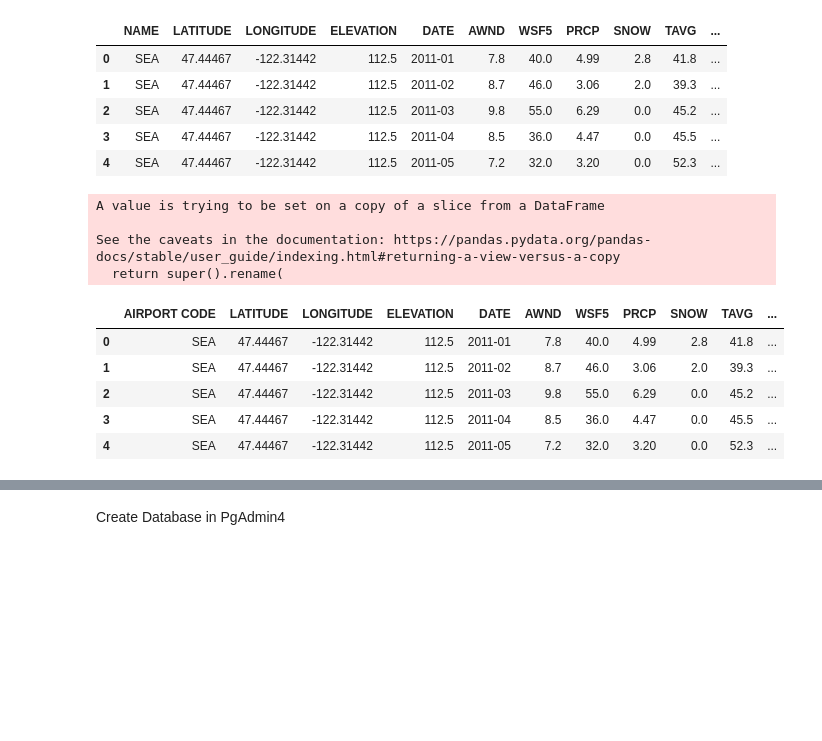
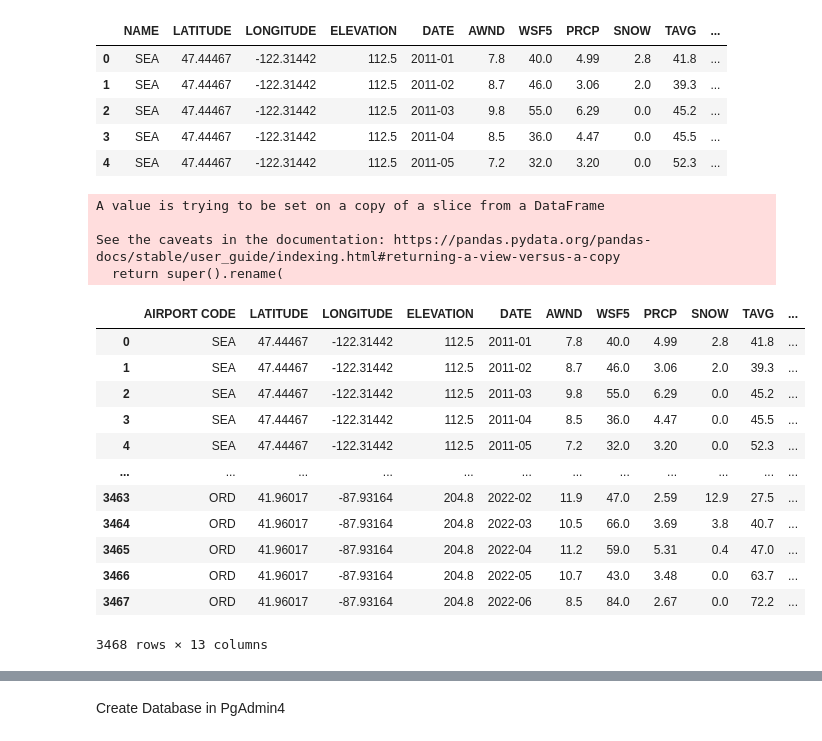
Before and after one commit to NicoleRyan99/GROUP-PROJECT-3, a Jupyter notebook: cleaned_travel_data.ipynb, the cells around one changed output, grey strips where cells are left out. Saved outputs shown, nothing was run; the diff lists cells and outputs as text; code cells hidden in the pictures; blank space fills up the shorter version.

```diff
--- a/cleaned_travel_data.ipynb
+++ b/cleaned_travel_data.ipynb
@@ -497,18 +489,27 @@ See the caveats in the documentation: https://pandas.pydata.org/pandas-docs/stab
 | 4 | SEA | 47.44467 | -122.31442 | 112.5 | 2011-05 | 7.2 | 32.0 | 3.20 | 0.0 | 52.3 | ... |
 # %%
 weather_data.rename(columns={"NAME": "AIRPORT CODE"}, inplace=True)
-weather_data.head()
 # %% [output]
 A value is trying to be set on a copy of a slice from a DataFrame
 
 See the caveats in the documentation: https://pandas.pydata.org/pandas-docs/stable/user_guide/indexing.html#returning-a-view-versus-a-copy
   return super().rename(
-|  | AIRPORT CODE | LATITUDE | LONGITUDE | ELEVATION | DATE | AWND | WSF5 | PRCP | SNOW | TAVG | ... |
-| 0 | SEA | 47.44467 | -122.31442 | 112.5 | 2011-01 | 7.8 | 40.0 | 4.99 | 2.8 | 41.8 | ... |
-| 1 | SEA | 47.44467 | -122.31442 | 112.5 | 2011-02 | 8.7 | 46.0 | 3.06 | 2.0 | 39.3 | ... |
-| 2 | SEA | 47.44467 | -122.31442 | 112.5 | 2011-03 | 9.8 | 55.0 | 6.29 | 0.0 | 45.2 | ... |
-| 3 | SEA | 47.44467 | -122.31442 | 112.5 | 2011-04 | 8.5 | 36.0 | 4.47 | 0.0 | 45.5 | ... |
-| 4 | SEA | 47.44467 | -122.31442 | 112.5 | 2011-05 | 7.2 | 32.0 | 3.20 | 0.0 | 52.3 | ... |
+# %%
+weather_data
+# %% [output]
+|  | AIRPORT CODE | LATITUDE | LONGITUDE | ELEVATION | DATE | AWND | WSF5 | PRCP | SNOW | TAVG | ... |
+| 0 | SEA | 47.44467 | -122.31442 | 112.5 | 2011-01 | 7.8 | 40.0 | 4.99 | 2.8 | 41.8 | ... |
+| 1 | SEA | 47.44467 | -122.31442 | 112.5 | 2011-02 | 8.7 | 46.0 | 3.06 | 2.0 | 39.3 | ... |
+| 2 | SEA | 47.44467 | -122.31442 | 112.5 | 2011-03 | 9.8 | 55.0 | 6.29 | 0.0 | 45.2 | ... |
+| 3 | SEA | 47.44467 | -122.31442 | 112.5 | 2011-04 | 8.5 | 36.0 | 4.47 | 0.0 | 45.5 | ... |
+| 4 | SEA | 47.44467 | -122.31442 | 112.5 | 2011-05 | 7.2 | 32.0 | 3.20 | 0.0 | 52.3 | ... |
+| ... | ... | ... | ... | ... | ... | ... | ... | ... | ... | ... | ... |
+| 3463 | ORD | 41.96017 | -87.93164 | 204.8 | 2022-02 | 11.9 | 47.0 | 2.59 | 12.9 | 27.5 | ... |
+| 3464 | ORD | 41.96017 | -87.93164 | 204.8 | 2022-03 | 10.5 | 66.0 | 3.69 | 3.8 | 40.7 | ... |
+| 3465 | ORD | 41.96017 | -87.93164 | 204.8 | 2022-04 | 11.2 | 59.0 | 5.31 | 0.4 | 47.0 | ... |
+| 3466 | ORD | 41.96017 | -87.93164 | 204.8 | 2022-05 | 10.7 | 43.0 | 3.48 | 0.0 | 63.7 | ... |
+| 3467 | ORD | 41.96017 | -87.93164 | 204.8 | 2022-06 | 8.5 | 84.0 | 2.67 | 0.0 | 72.2 | ... |
+3468 rows × 13 columns
 # %%
 weather_data = weather_data[["AIRPORT CODE", "AIRPORT", "LATITUDE", "LONGITUDE", "ELEVATION", "DATE",
                             "AWND", "WSF5", "PRCP", "SNOW", "TAVG", "TMAX", "TMIN"]]
```
Also changed, not shown: parts of 5 cells of this notebook, 1 other file.
